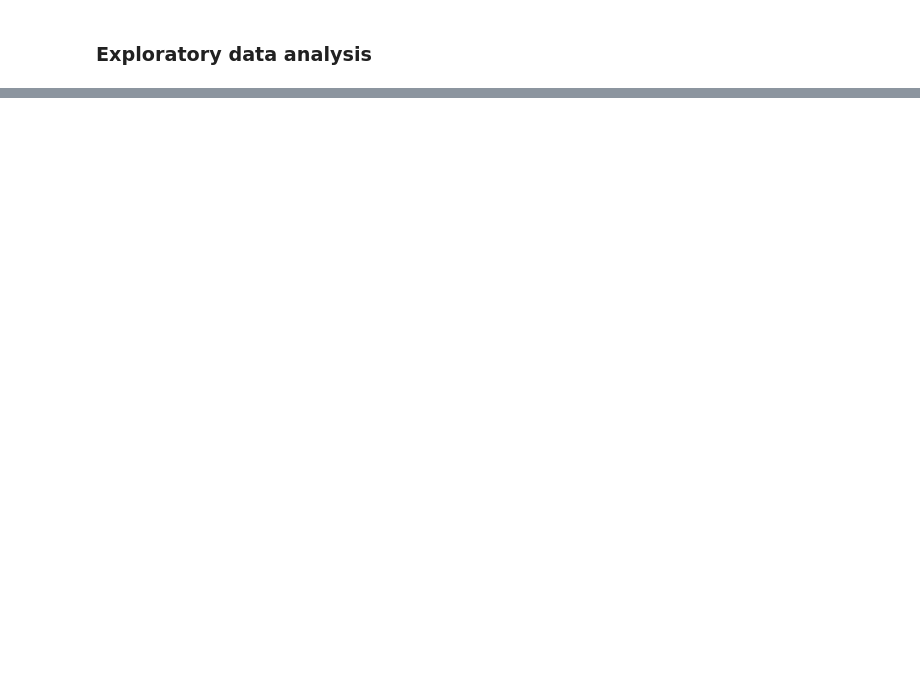
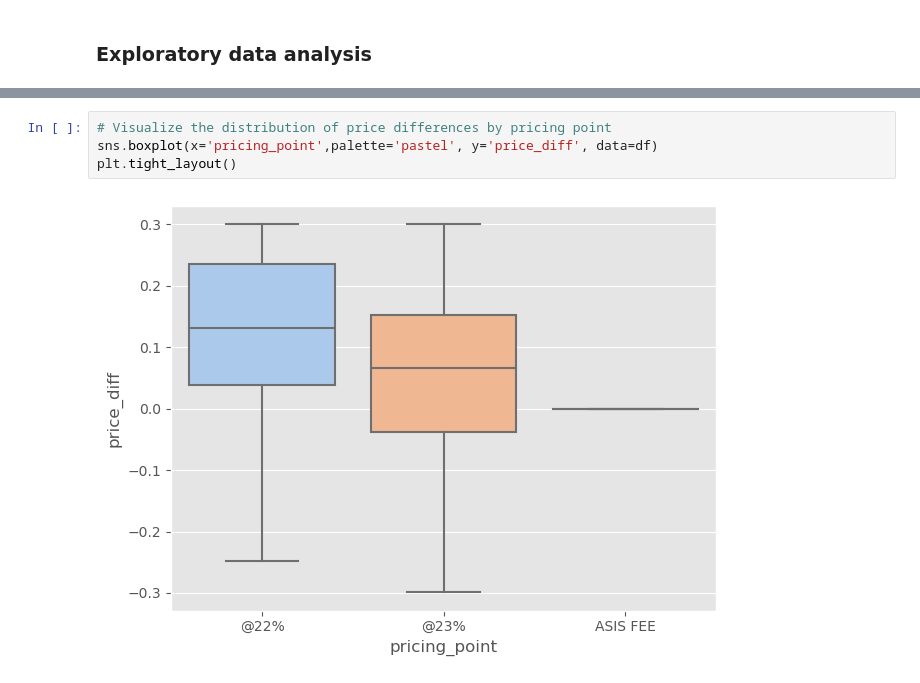
Before and after one commit to matin-zarei/DG-assessment, a Jupyter notebook: Main.ipynb, the cells around one changed output, grey strips where cells are left out. Drawn from its saved outputs; the diff is of its cells as text; blank space fills up the shorter version.

```diff
--- a/Main.ipynb
+++ b/Main.ipynb
@@ -401,0 +520,6 @@ plt.show()
+# %%
+# Visualize the distribution of price differences by pricing point
+sns.boxplot(x='pricing_point',palette='pastel', y='price_diff', data=df)
+plt.tight_layout()
+# %% [output]
+[figure, added]
```
Also changed, not shown: parts of 34 cells of this notebook.
